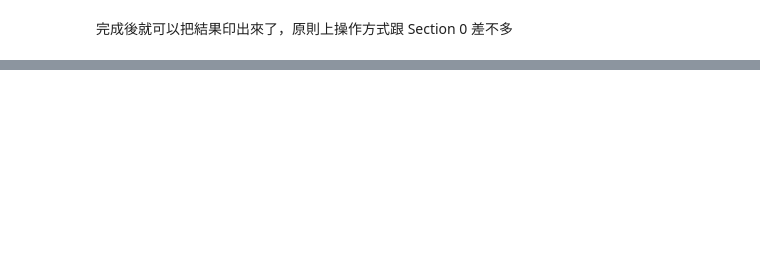
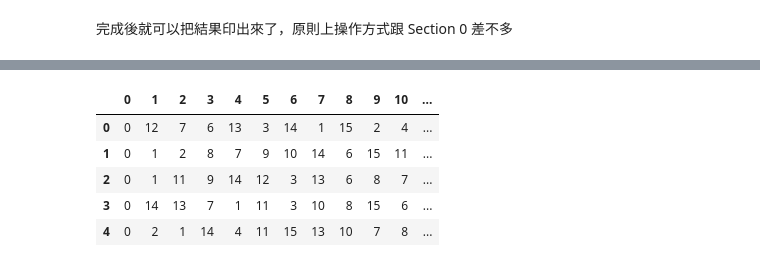
Before and after one commit to csning1998/school-medical-decision-analysis, a Jupyter notebook: 醫療決策分析_410570554_HW3.ipynb, the cells around one changed output, grey strips where cells are left out. Drawn from its saved outputs; the diff is of its cells as text; code cells hidden in the pictures; blank space fills up the shorter version.

```diff
--- a/醫療決策分析_410570554_HW3.ipynb
+++ b/醫療決策分析_410570554_HW3.ipynb
@@ -667,0 +912,10 @@ $$
+# %%
+df_routes = pd.read_csv("routes.csv")
+df_routes.head()
+# %% [output]
+|  | 0 | 1 | 2 | 3 | 4 | 5 | 6 | 7 | 8 | 9 | 10 | ... |
+| 0 | 0 | 12 | 7 | 6 | 13 | 3 | 14 | 1 | 15 | 2 | 4 | ... |
+| 1 | 0 | 1 | 2 | 8 | 7 | 9 | 10 | 14 | 6 | 15 | 11 | ... |
+| 2 | 0 | 1 | 11 | 9 | 14 | 12 | 3 | 13 | 6 | 8 | 7 | ... |
+| 3 | 0 | 14 | 13 | 7 | 1 | 11 | 3 | 10 | 8 | 15 | 6 | ... |
+| 4 | 0 | 2 | 1 | 14 | 4 | 11 | 15 | 13 | 10 | 7 | 8 | ... |
```
Also changed, not shown: parts of 101 cells of this notebook.
